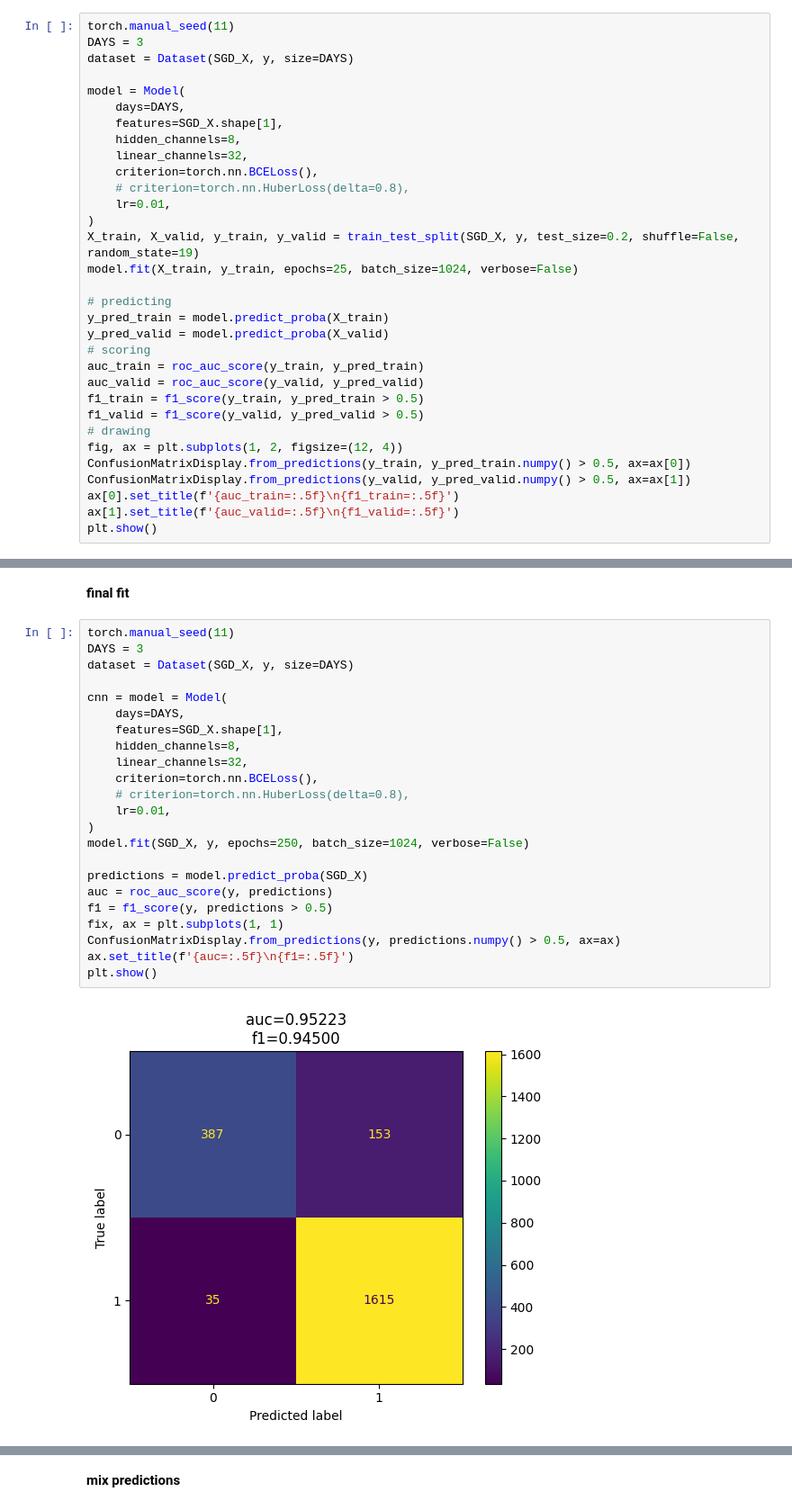
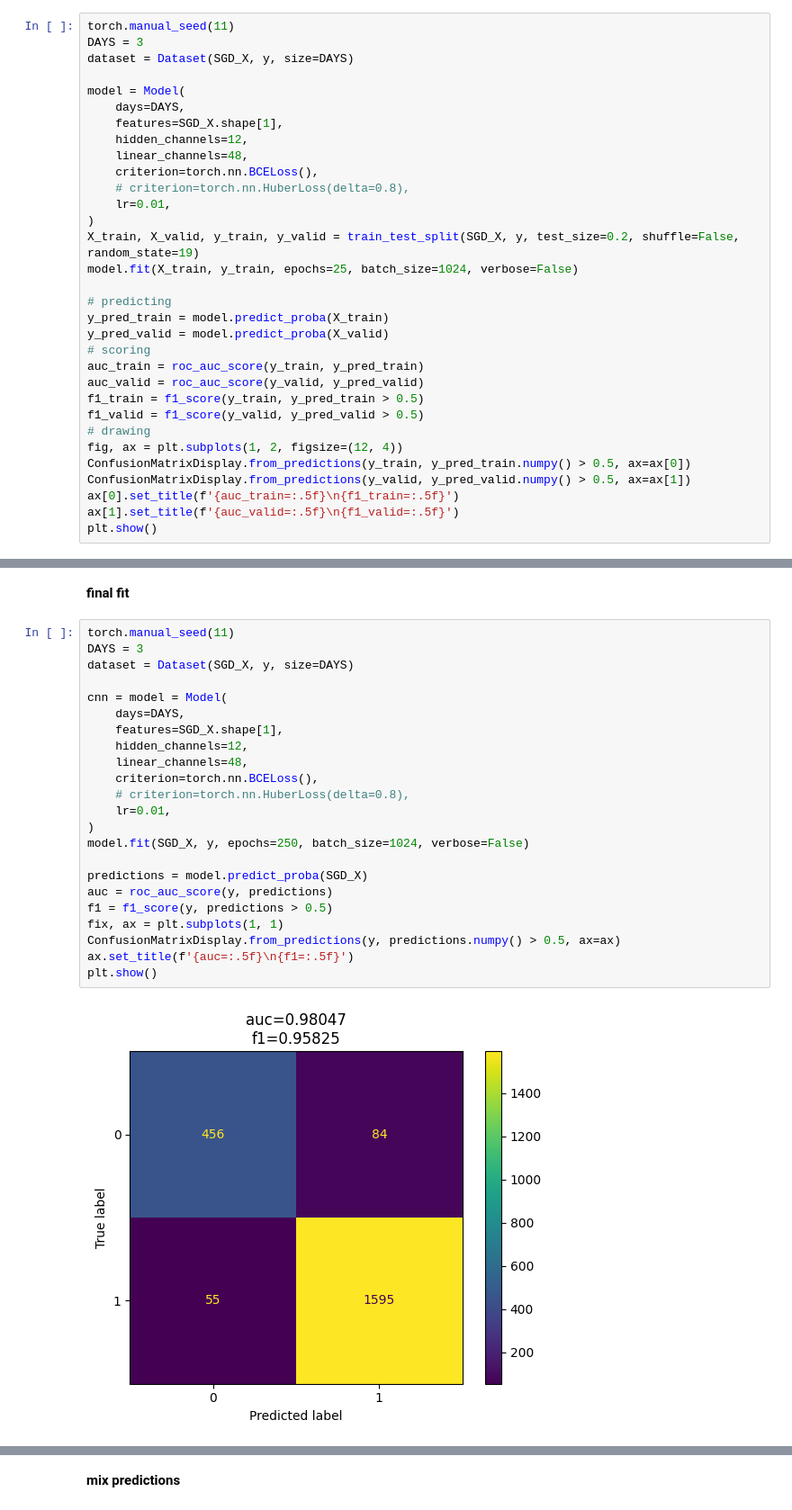
Before and after one commit to j2cry/playground, a Jupyter notebook: S5E3/research.ipynb, the cells around one changed output, grey strips where cells are left out. Shown at 90% size. Drawn from its saved outputs; the diff is of its cells as text.

```diff
--- a/S5E3/research.ipynb
+++ b/S5E3/research.ipynb
@@ -467,8 +515,8 @@ dataset = Dataset(SGD_X, y, size=DAYS)
 model = Model(
     days=DAYS,
     features=SGD_X.shape[1],
-    hidden_channels=8,
-    linear_channels=32,
+    hidden_channels=12,
+    linear_channels=48,
     criterion=torch.nn.BCELoss(),
     # criterion=torch.nn.HuberLoss(delta=0.8),
     lr=0.01,
@@ -534,28 +582,28 @@ __final fit__
 # %%
 torch.manual_seed(11)
 DAYS = 3
 dataset = Dataset(SGD_X, y, size=DAYS)
 
 cnn = model = Model(
     days=DAYS,
     features=SGD_X.shape[1],
-    hidden_channels=8,
-    linear_channels=32,
+    hidden_channels=12,
+    linear_channels=48,
     criterion=torch.nn.BCELoss(),
     # criterion=torch.nn.HuberLoss(delta=0.8),
     lr=0.01,
 )
 model.fit(SGD_X, y, epochs=250, batch_size=1024, verbose=False)
 
 predictions = model.predict_proba(SGD_X)
 auc = roc_auc_score(y, predictions)
 f1 = f1_score(y, predictions > 0.5)
 fix, ax = plt.subplots(1, 1)
 ConfusionMatrixDisplay.from_predictions(y, predictions.numpy() > 0.5, ax=ax)
 ax.set_title(f'{auc=:.5f}\n{f1=:.5f}')
 plt.show()
 # %% [output]
-[figure, old version]
+[figure, new version]
 # %%
 # CNN
 T = pipes['sgd'].transform(test.drop(columns='rainfall'))
```
Also changed, not shown: parts of 9 cells of this notebook, 1 other file.
